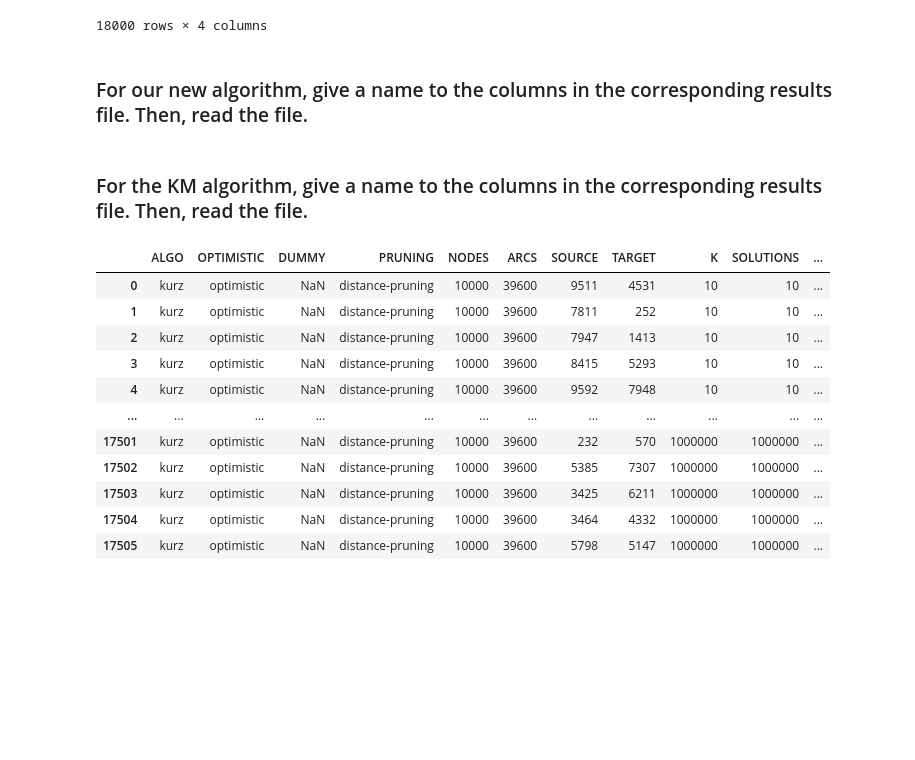
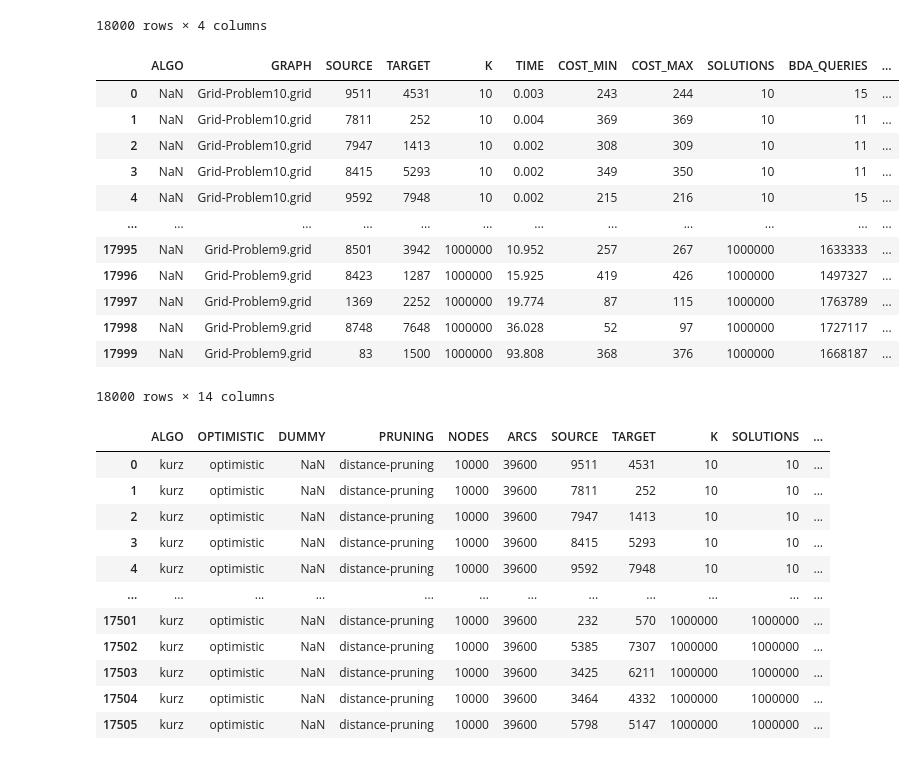
Before and after one commit to maristanyPedro/kshortestpaths, a Jupyter notebook: results/evaluationGrids.ipynb, the cells around one changed output. Cells and saved outputs as stored; diff of their text form; code cells hidden in the pictures; blank space fills up the shorter version.

```diff
--- a/results/evaluationGrids.ipynb
+++ b/results/evaluationGrids.ipynb
@@ -21,14 +19,27 @@ instancesDf
 | 17998 | Grid-Problem9.grid | 1366 | 6911 | 1000000 |
 | 17999 | Grid-Problem9.grid | 9209 | 1802 | 1000000 |
 18000 rows × 4 columns
-# %% [markdown]
-### For our new algorithm, give a name to the columns in the corresponding results file. Then, read the file.
 # %%
 newAlgoHeader = ['ALGO', 'GRAPH', 'SOURCE', 'TARGET', 'K', 'TIME', 'COST_MIN', 'COST_MAX', 'SOLUTIONS', 'BDA_QUERIES', 'FAILED_BDA', 'EXPANSIONS_PER_BDA', 'EXPANSIONS_PER_FAILED_BDA', 'POOL_SIZE']
 
 newAlgoDf = pd.read_csv('finalGridResults_na.csv', delimiter=';', header=None, names=newAlgoHeader)
+newAlgoDf
+#print(newAlgoDf[newAlgoDf['SOURCE']==55147].to_string())
+#print(newAlgoDf.to_string())
+# %% [output]
+|  | ALGO | GRAPH | SOURCE | TARGET | K | TIME | COST_MIN | COST_MAX | SOLUTIONS | BDA_QUERIES | ... |
+| 0 | NaN | Grid-Problem10.grid | 9511 | 4531 | 10 | 0.003 | 243 | 244 | 10 | 15 | ... |
+| 1 | NaN | Grid-Problem10.grid | 7811 | 252 | 10 | 0.004 | 369 | 369 | 10 | 11 | ... |
+| 2 | NaN | Grid-Problem10.grid | 7947 | 1413 | 10 | 0.002 | 308 | 309 | 10 | 11 | ... |
+| 3 | NaN | Grid-Problem10.grid | 8415 | 5293 | 10 | 0.002 | 349 | 350 | 10 | 11 | ... |
+| 4 | NaN | Grid-Problem10.grid | 9592 | 7948 | 10 | 0.002 | 215 | 216 | 10 | 15 | ... |
+| ... | ... | ... | ... | ... | ... | ... | ... | ... | ... | ... | ... |
+| 17995 | NaN | Grid-Problem9.grid | 8501 | 3942 | 1000000 | 10.952 | 257 | 267 | 1000000 | 1633333 | ... |
+| 17996 | NaN | Grid-Problem9.grid | 8423 | 1287 | 1000000 | 15.925 | 419 | 426 | 1000000 | 1497327 | ... |
+| 17997 | NaN | Grid-Problem9.grid | 1369 | 2252 | 1000000 | 19.774 | 87 | 115 | 1000000 | 1763789 | ... |
+| 17998 | NaN | Grid-Problem9.grid | 8748 | 7648 | 1000000 | 36.028 | 52 | 97 | 1000000 | 1727117 | ... |
+| 17999 | NaN | Grid-Problem9.grid | 83 | 1500 | 1000000 | 93.808 | 368 | 376 | 1000000 | 1668187 | ... |
+18000 rows × 14 columns
-# %% [markdown]
-### For the KM algorithm, give a name to the columns in the corresponding results file. Then, read the file.
 # %%
 kurzHeader = ['ALGO', 'OPTIMISTIC', 'DUMMY', 'PRUNING', 'NODES', 'ARCS', 'SOURCE' , 'TARGET', 'K', 'SOLUTIONS', 'COST_MIN', 'COST_MAX', 'SUM_OF_COSTS', 'SP_TREES', 'SP_TREES_EXPANSIONS', 'TIME']
 
```
Also changed, not shown: parts of 8 cells of this notebook, 7 other files.
